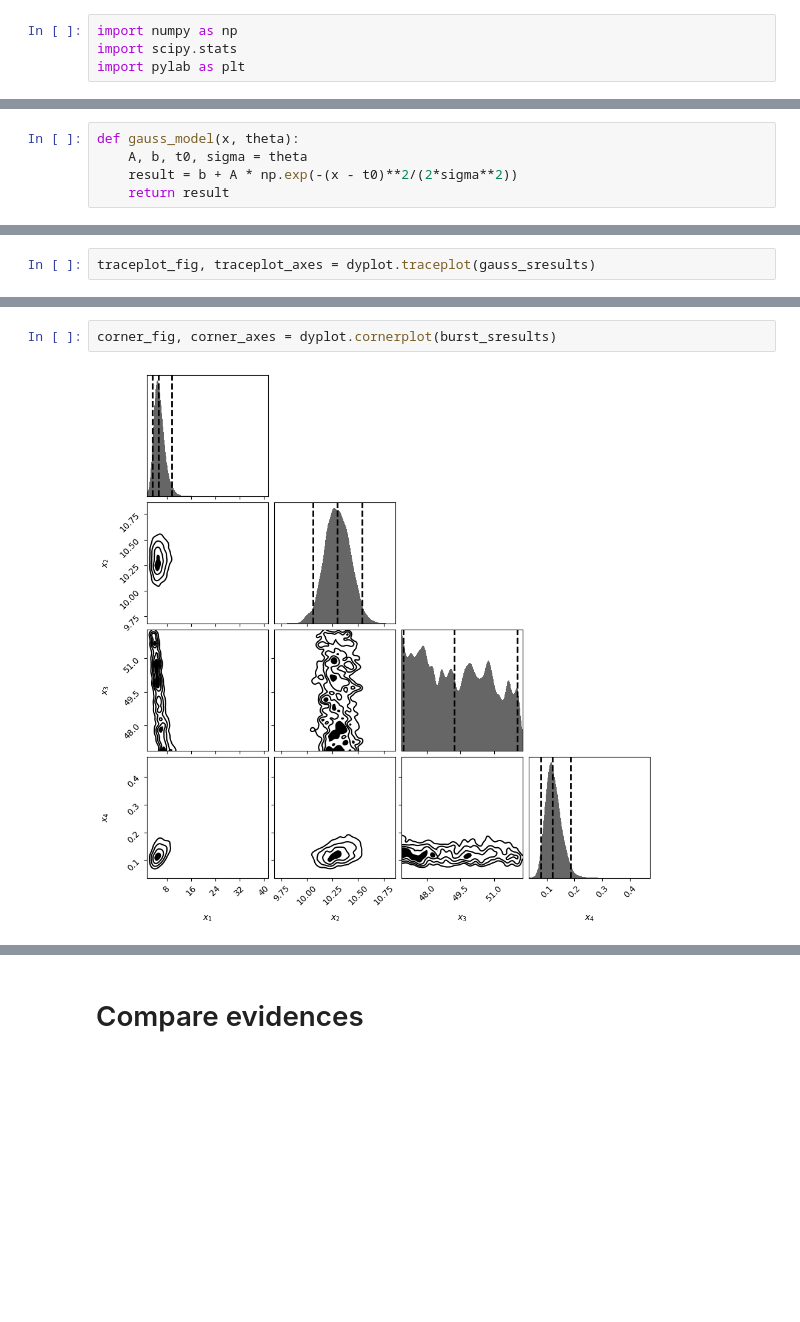
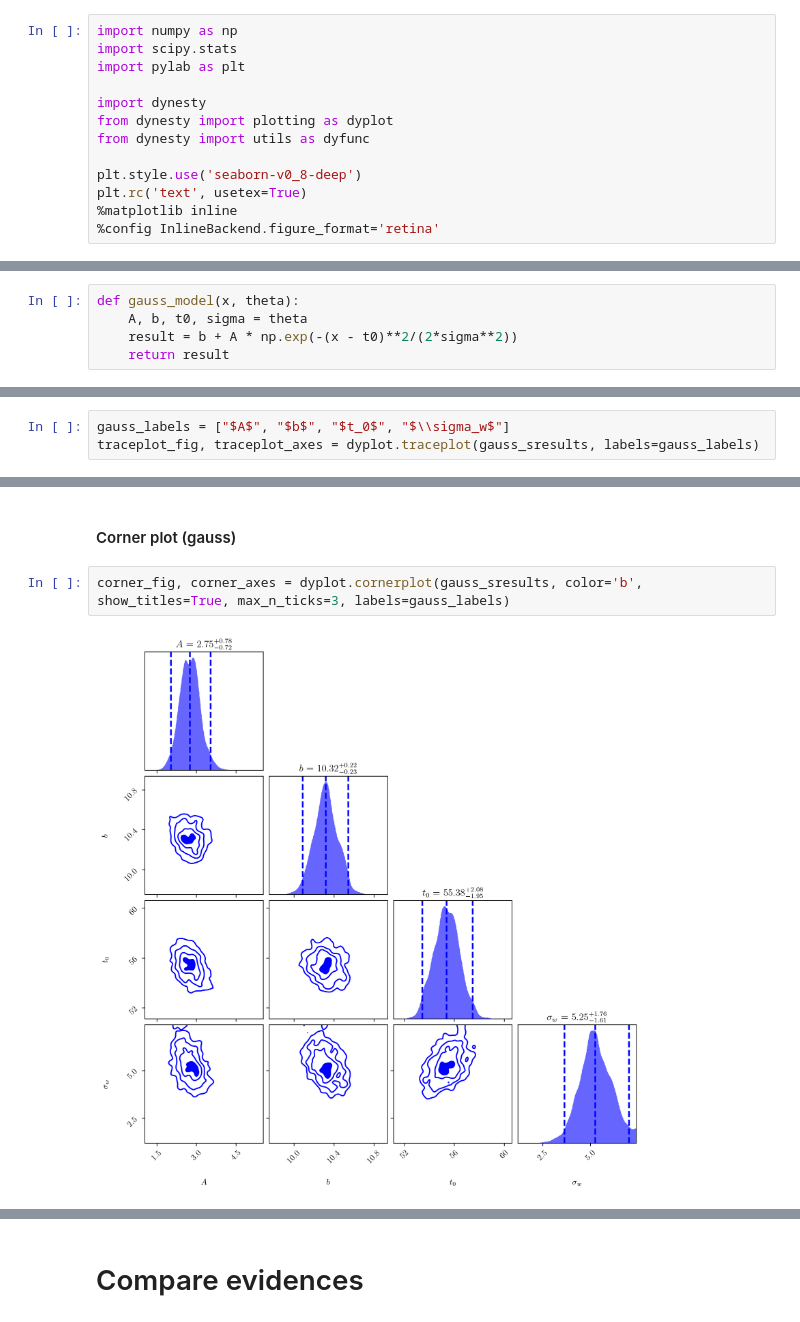
Before and after one commit to GiuliaConti/astrostatistics_bicocca_2024, a Jupyter notebook: working/E11_L12_nested.ipynb, the cells around one changed output, grey strips where cells are left out. Saved outputs shown, nothing was run; the diff lists cells and outputs as text; blank space fills up the shorter version.

Commit message:
Simple corrections for visual output on E11_L12

```diff
--- a/working/E11_L12_nested.ipynb
+++ b/working/E11_L12_nested.ipynb
@@ -2,6 +4,15 @@
 import numpy as np
 import scipy.stats
 import pylab as plt
+
+import dynesty
+from dynesty import plotting as dyplot
+from dynesty import utils as dyfunc
+
+plt.style.use('seaborn-v0_8-deep')
+plt.rc('text', usetex=True)
+%matplotlib inline
+%config InlineBackend.figure_format='retina'
 # %% [markdown]
 Read the npy file
 # %%
@@ -217,3 +232,4 @@ unplot_fig, runplot_axes = dyplot.runplot(gauss_sresults)
 # %%
-traceplot_fig, traceplot_axes = dyplot.traceplot(gauss_sresults)
+gauss_labels = ["$A$", "$b$", "$t_0$", "$\\sigma_w$"]
+traceplot_fig, traceplot_axes = dyplot.traceplot(gauss_sresults, labels=gauss_labels)
 # %% [output]
@@ -221,4 +237,6 @@ traceplot_fig, traceplot_axes = dyplot.traceplot(gauss_sresults)
+# %% [markdown]
+#### Corner plot (gauss)
 # %%
-corner_fig, corner_axes = dyplot.cornerplot(burst_sresults)
+corner_fig, corner_axes = dyplot.cornerplot(gauss_sresults, color='b', show_titles=True, max_n_ticks=3, labels=gauss_labels)
 # %% [output]
-[figure, old version]
+[figure, new version]
```
Also changed, not shown: parts of 43 cells of this notebook.
